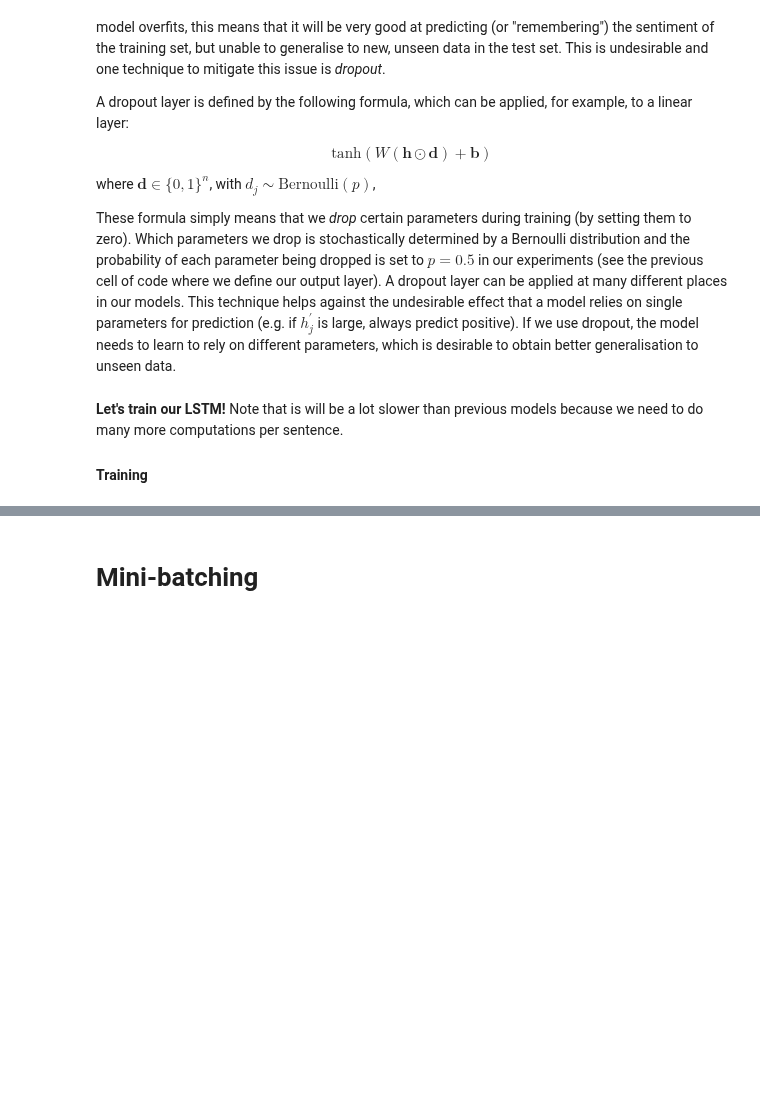
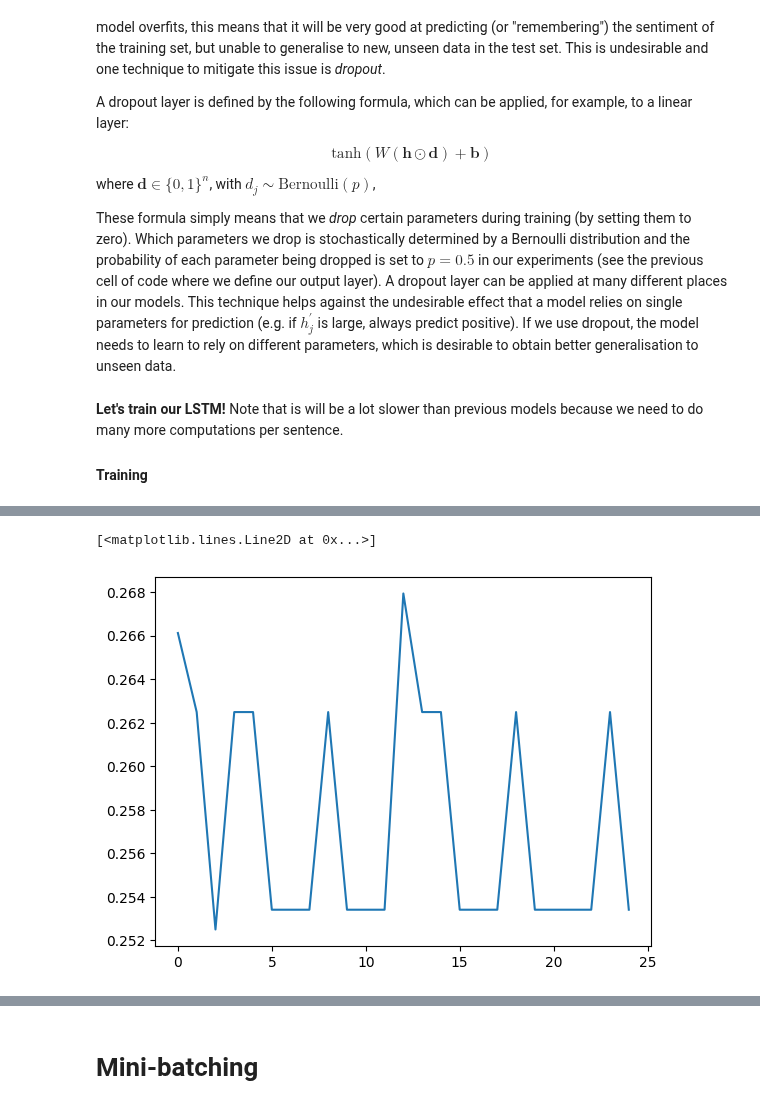
Before and after one commit to Lucyferko/NLP, a Jupyter notebook: NLP1_2024_Practical_2_(student_version).ipynb, the cells around one changed output, grey strips where cells are left out. Drawn from its saved outputs; the diff is of its cells as text; code cells hidden in the pictures; blank space fills up the shorter version.

```diff
--- a/NLP1_2024_Practical_2_(student_version).ipynb
+++ b/NLP1_2024_Practical_2_(student_version).ipynb
@@ -303,5 +280,3 @@ print(count_of_words_with_count_one)
 # Finally 20 random words from the vocabulary.
 # This is a simple way to get a feeling for the data.
 # You could use the `choice` function from the already imported `random` package
-for i in range(20):
-  print(random.choice(v.i2w))
@@ -1212,4 +1408,8 @@ lstm_losses, lstm_accuracies = train_model(
 # %%
 # plot validation accuracy
+plt.plot(lstm_accuracies)
+# %% [output]
+[<matplotlib.lines.Line2D at 0x...>]
+[figure, added]
 # %%
 # plot training loss
```
Also changed, not shown: parts of 41 cells of this notebook.
